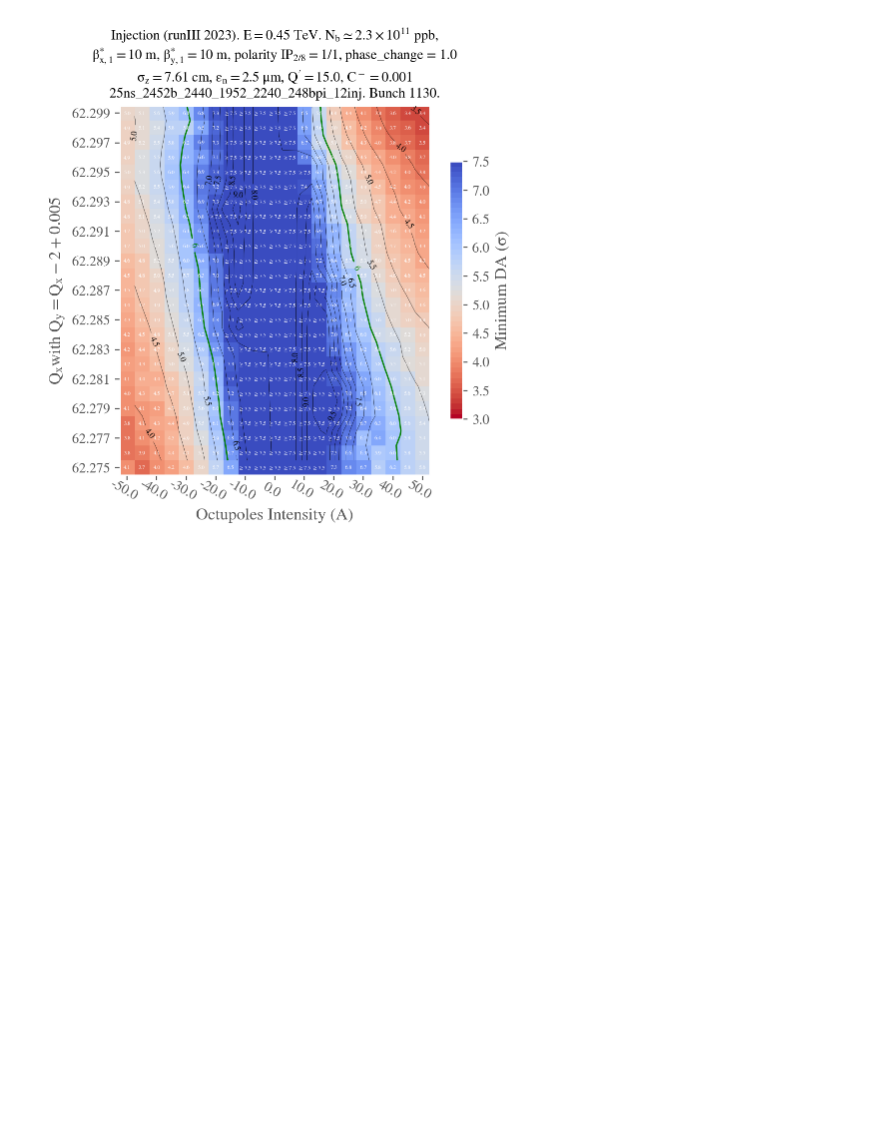
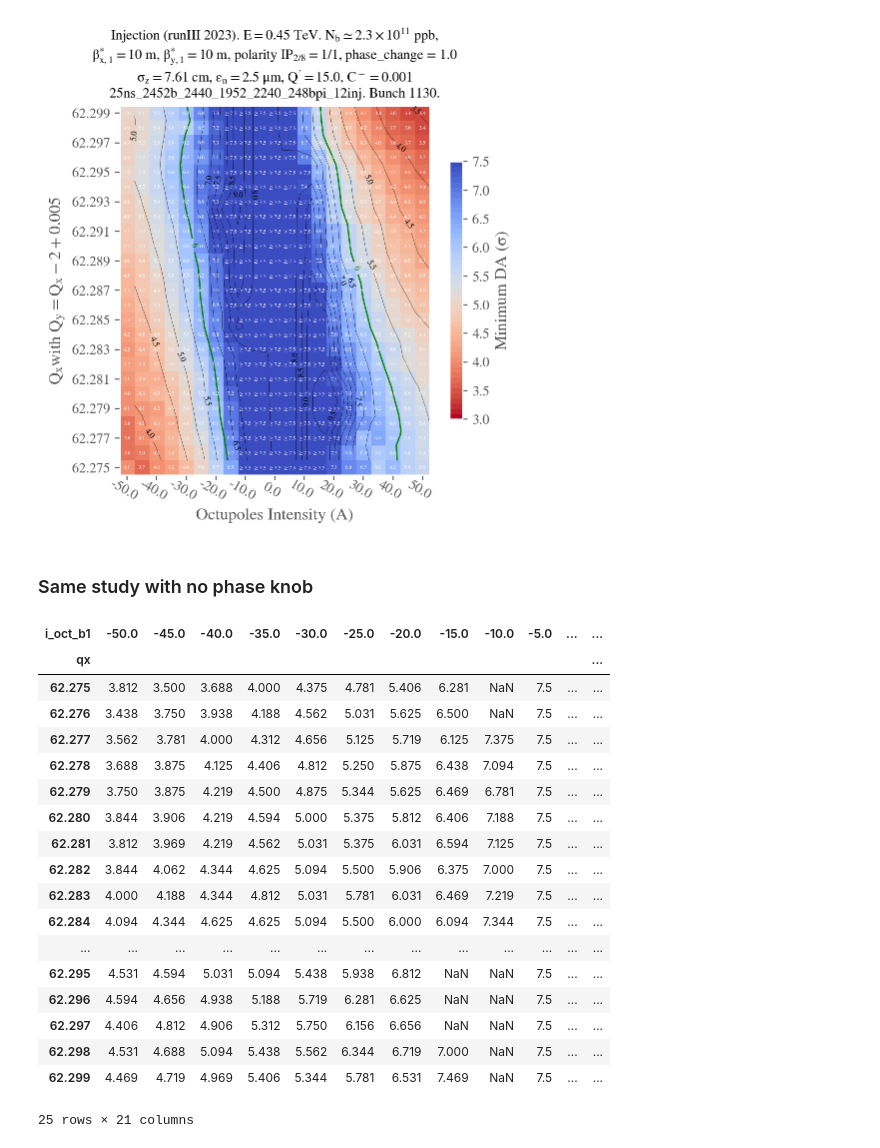
Before and after one commit to ColasDroin/DA_study_boilerplate, a Jupyter notebook: master_study/analysis/tune_octupole/analysis_clean.ipynb, the cells around one changed output. Saved outputs shown, nothing was run; the diff lists cells and outputs as text; code cells hidden in the pictures; blank space fills up the shorter version.

```diff
--- a/master_study/analysis/tune_octupole/analysis_clean.ipynb
+++ b/master_study/analysis/tune_octupole/analysis_clean.ipynb
@@ -103,3 +103,49 @@ analysis_functions.plot_heatmap(
 )
 # %% [output]
 [figure]
+# %% [markdown]
+### Same study with no phase knob
+# %%
+# Define study
+STUDY_NAME = "injection_oct_scan_clean_no_phase_knob"
+COLLIDER = "base_collider"
+PARQUET_PATH = f"../../scans/{STUDY_NAME}/da.parquet"
+CONF_MAD_PATH = f"../../scans/{STUDY_NAME}/{COLLIDER}/config.yaml"
+CONF_COLLIDER_PATH = f"../../scans/{STUDY_NAME}/{COLLIDER}/xtrack_0004/config.yaml"
+
+
+# Load dataframe
+df = pd.read_parquet(f"../../scans/{STUDY_NAME}/da.parquet")
+
+# Round all numbers to 3 decimals
+df = df.round(3)
+
+
+# Reshape for plotting
+df_to_plot = df.pivot(index="qx", columns="i_oct_b1", values="normalized amplitude in xy-plane")
+
+l_oct = np.linspace(-50,50,21)
+
+# Add missing columns -10, -5, 0, 5, all filled with 7.5
+df_to_plot = df_to_plot.reindex(columns=l_oct, fill_value=7.5)
+df_to_plot
+# %% [output]
+| i_oct_b1 | -50.0 | -45.0 | -40.0 | -35.0 | -30.0 | -25.0 | -20.0 | -15.0 | -10.0 | -5.0 | ... | ... |
+| qx |  |  |  |  |  |  |  |  |  |  |  | ... |
+| 62.275 | 3.812 | 3.500 | 3.688 | 4.000 | 4.375 | 4.781 | 5.406 | 6.281 | NaN | 7.5 | ... | ... |
+| 62.276 | 3.438 | 3.750 | 3.938 | 4.188 | 4.562 | 5.031 | 5.625 | 6.500 | NaN | 7.5 | ... | ... |
+| 62.277 | 3.562 | 3.781 | 4.000 | 4.312 | 4.656 | 5.125 | 5.719 | 6.125 | 7.375 | 7.5 | ... | ... |
+| 62.278 | 3.688 | 3.875 | 4.125 | 4.406 | 4.812 | 5.250 | 5.875 | 6.438 | 7.094 | 7.5 | ... | ... |
+| 62.279 | 3.750 | 3.875 | 4.219 | 4.500 | 4.875 | 5.344 | 5.625 | 6.469 | 6.781 | 7.5 | ... | ... |
+| 62.280 | 3.844 | 3.906 | 4.219 | 4.594 | 5.000 | 5.375 | 5.812 | 6.406 | 7.188 | 7.5 | ... | ... |
+| 62.281 | 3.812 | 3.969 | 4.219 | 4.562 | 5.031 | 5.375 | 6.031 | 6.594 | 7.125 | 7.5 | ... | ... |
+| 62.282 | 3.844 | 4.062 | 4.344 | 4.625 | 5.094 | 5.500 | 5.906 | 6.375 | 7.000 | 7.5 | ... | ... |
+| 62.283 | 4.000 | 4.188 | 4.344 | 4.812 | 5.031 | 5.781 | 6.031 | 6.469 | 7.219 | 7.5 | ... | ... |
+| 62.284 | 4.094 | 4.344 | 4.625 | 4.625 | 5.094 | 5.500 | 6.000 | 6.094 | 7.344 | 7.5 | ... | ... |
+| ... | ... | ... | ... | ... | ... | ... | ... | ... | ... | ... | ... | ... |
+| 62.295 | 4.531 | 4.594 | 5.031 | 5.094 | 5.438 | 5.938 | 6.812 | NaN | NaN | 7.5 | ... | ... |
+| 62.296 | 4.594 | 4.656 | 4.938 | 5.188 | 5.719 | 6.281 | 6.625 | NaN | NaN | 7.5 | ... | ... |
+| 62.297 | 4.406 | 4.812 | 4.906 | 5.312 | 5.750 | 6.156 | 6.656 | NaN | NaN | 7.5 | ... | ... |
+| 62.298 | 4.531 | 4.688 | 5.094 | 5.438 | 5.562 | 6.344 | 6.719 | 7.000 | NaN | 7.5 | ... | ... |
+| 62.299 | 4.469 | 4.719 | 4.969 | 5.406 | 5.344 | 5.781 | 6.531 | 7.469 | NaN | 7.5 | ... | ... |
+25 rows × 21 columns
```
Also changed, not shown: parts of 1 cell of this notebook, 6 other files.
